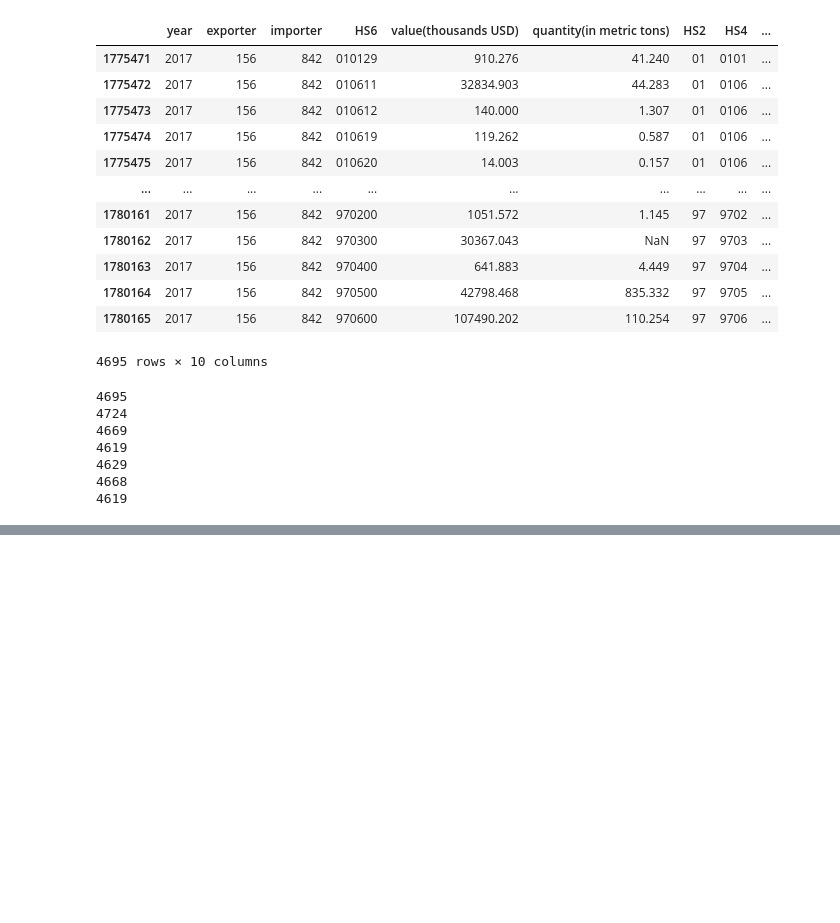
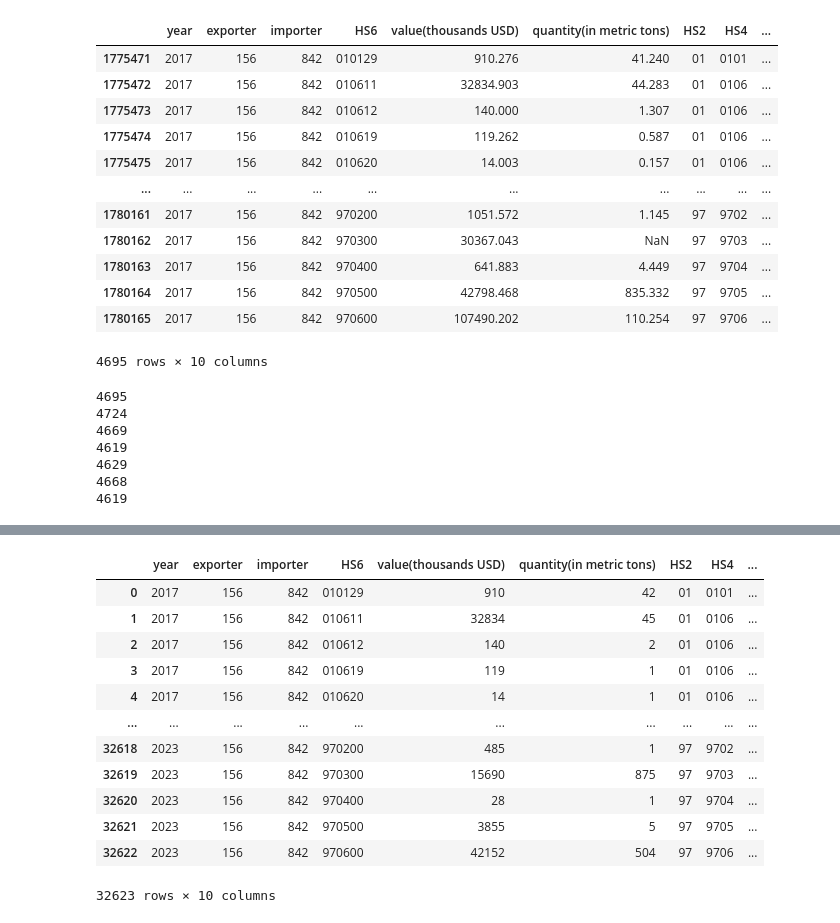
Before and after one commit to sidlihe/Export_data_china_to_usa, a Jupyter notebook: report.ipynb, the cells around one changed output, grey strips where cells are left out. Saved outputs shown, nothing was run; the diff lists cells and outputs as text; code cells hidden in the pictures; blank space fills up the shorter version.

```diff
--- a/report.ipynb
+++ b/report.ipynb
@@ -302,0 +185,16 @@ conn.close()
+# %%
+master_df
+# %% [output]
+|  | year | exporter | importer | HS6 | value(thousands USD) | quantity(in metric tons) | HS2 | HS4 | ... |
+| 0 | 2017 | 156 | 842 | 010129 | 910 | 42 | 01 | 0101 | ... |
+| 1 | 2017 | 156 | 842 | 010611 | 32834 | 45 | 01 | 0106 | ... |
+| 2 | 2017 | 156 | 842 | 010612 | 140 | 2 | 01 | 0106 | ... |
+| 3 | 2017 | 156 | 842 | 010619 | 119 | 1 | 01 | 0106 | ... |
+| 4 | 2017 | 156 | 842 | 010620 | 14 | 1 | 01 | 0106 | ... |
+| ... | ... | ... | ... | ... | ... | ... | ... | ... | ... |
+| 32618 | 2023 | 156 | 842 | 970200 | 485 | 1 | 97 | 9702 | ... |
+| 32619 | 2023 | 156 | 842 | 970300 | 15690 | 875 | 97 | 9703 | ... |
+| 32620 | 2023 | 156 | 842 | 970400 | 28 | 1 | 97 | 9704 | ... |
+| 32621 | 2023 | 156 | 842 | 970500 | 3855 | 5 | 97 | 9705 | ... |
+| 32622 | 2023 | 156 | 842 | 970600 | 42152 | 504 | 97 | 9706 | ... |
+32623 rows × 10 columns
```
Also changed, not shown: parts of 22 cells of this notebook, 6 other files.
